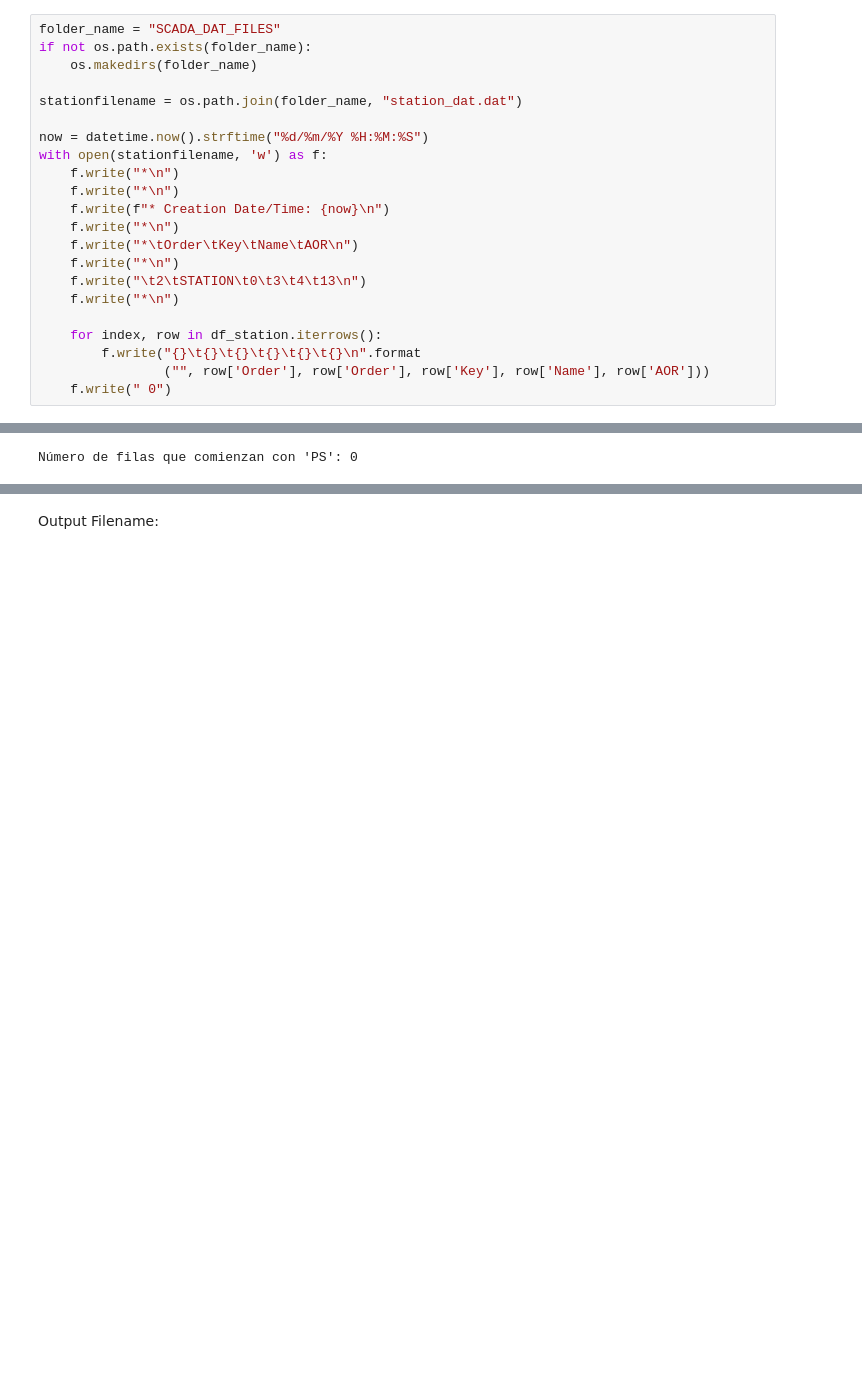
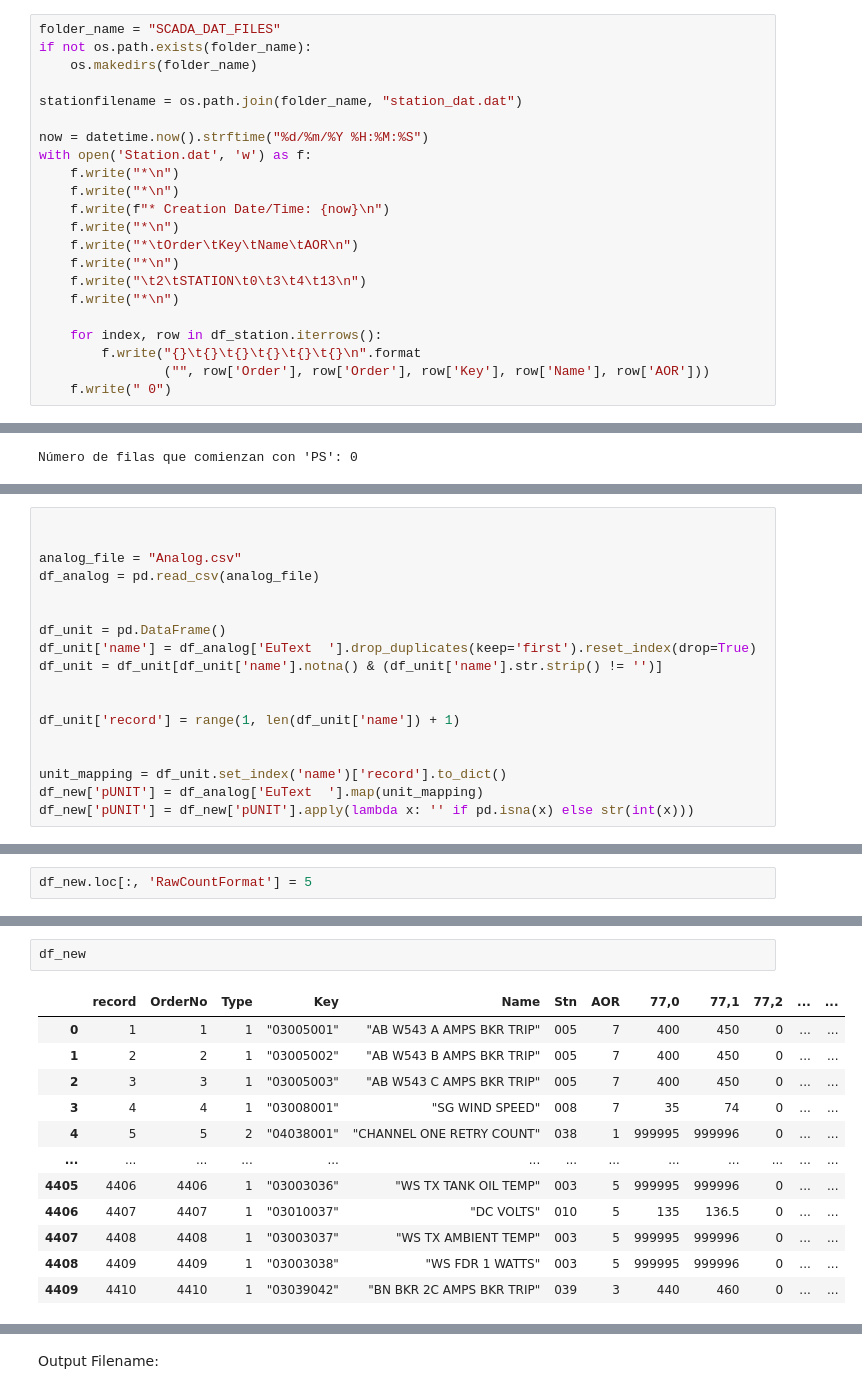
Before and after one commit to arielgv/Scada_Fep, a Jupyter notebook: SCADA_FEP/SCADA/scada_code.ipynb, the cells around one changed output, grey strips where cells are left out. Drawn from its saved outputs; the diff is of its cells as text; blank space fills up the shorter version.

```diff
--- a/SCADA_FEP/SCADA/scada_code.ipynb
+++ b/SCADA_FEP/SCADA/scada_code.ipynb
@@ -101,7 +101,7 @@ if not os.path.exists(folder_name):
 stationfilename = os.path.join(folder_name, "station_dat.dat")
 
 now = datetime.now().strftime("%d/%m/%Y %H:%M:%S")
-with open(stationfilename, 'w') as f:
+with open('Station.dat', 'w') as f:
     f.write("*\n")
     f.write("*\n")
     f.write(f"* Creation Date/Time: {now}\n")
@@ -1237,0 +1246,18 @@ Número de filas que comienzan con 'PS': 0
+# %%
+
+
+analog_file = "Analog.csv"
+df_analog = pd.read_csv(analog_file)
+
+
+df_unit = pd.DataFrame()
+df_unit['name'] = df_analog['EuText  '].drop_duplicates(keep='first').reset_index(drop=True)
+df_unit = df_unit[df_unit['name'].notna() & (df_unit['name'].str.strip() != '')]
+
+
+df_unit['record'] = range(1, len(df_unit['name']) + 1)
+
+
+unit_mapping = df_unit.set_index('name')['record'].to_dict()
+df_new['pUNIT'] = df_analog['EuText  '].map(unit_mapping)
+df_new['pUNIT'] = df_new['pUNIT'].apply(lambda x: '' if pd.isna(x) else str(int(x)))
@@ -1237,0 +1275,2 @@ Número de filas que comienzan con 'PS': 0
+# %%
+df_new.loc[:, 'RawCountFormat'] = 5
@@ -1237,0 +1283,15 @@ Número de filas que comienzan con 'PS': 0
+# %%
+df_new
+# %% [output]
+|  | record | OrderNo | Type | Key | Name | Stn | AOR | 77,0 | 77,1 | 77,2 | ... | ... |
+| 0 | 1 | 1 | 1 | "03005001" | "AB W543 A AMPS BKR TRIP" | 005 | 7 | 400 | 450 | 0 | ... | ... |
+| 1 | 2 | 2 | 1 | "03005002" | "AB W543 B AMPS BKR TRIP" | 005 | 7 | 400 | 450 | 0 | ... | ... |
+| 2 | 3 | 3 | 1 | "03005003" | "AB W543 C AMPS BKR TRIP" | 005 | 7 | 400 | 450 | 0 | ... | ... |
+| 3 | 4 | 4 | 1 | "03008001" | "SG WIND SPEED" | 008 | 7 | 35 | 74 | 0 | ... | ... |
+| 4 | 5 | 5 | 2 | "04038001" | "CHANNEL ONE RETRY COUNT" | 038 | 1 | 999995 | 999996 | 0 | ... | ... |
+| ... | ... | ... | ... | ... | ... | ... | ... | ... | ... | ... | ... | ... |
+| 4405 | 4406 | 4406 | 1 | "03003036" | "WS TX TANK OIL TEMP" | 003 | 5 | 999995 | 999996 | 0 | ... | ... |
+| 4406 | 4407 | 4407 | 1 | "03010037" | "DC VOLTS" | 010 | 5 | 135 | 136.5 | 0 | ... | ... |
+| 4407 | 4408 | 4408 | 1 | "03003037" | "WS TX AMBIENT TEMP" | 003 | 5 | 999995 | 999996 | 0 | ... | ... |
+| 4408 | 4409 | 4409 | 1 | "03003038" | "WS FDR 1 WATTS" | 003 | 5 | 999995 | 999996 | 0 | ... | ... |
+| 4409 | 4410 | 4410 | 1 | "03039042" | "BN BKR 2C AMPS BKR TRIP" | 039 | 3 | 440 | 460 | 0 | ... | ... |
```
Also changed, not shown: parts of 16 cells of this notebook, 11 other files.
